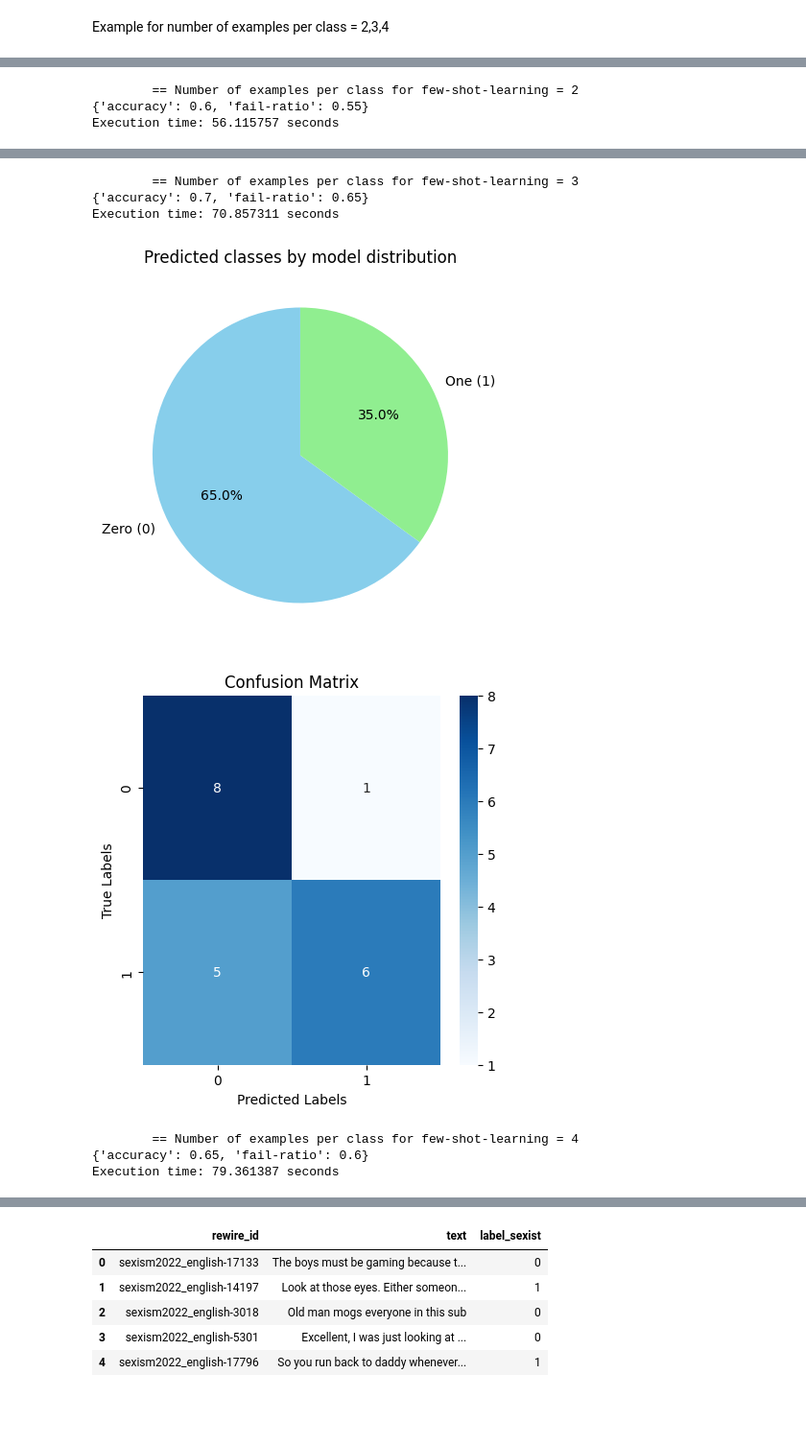
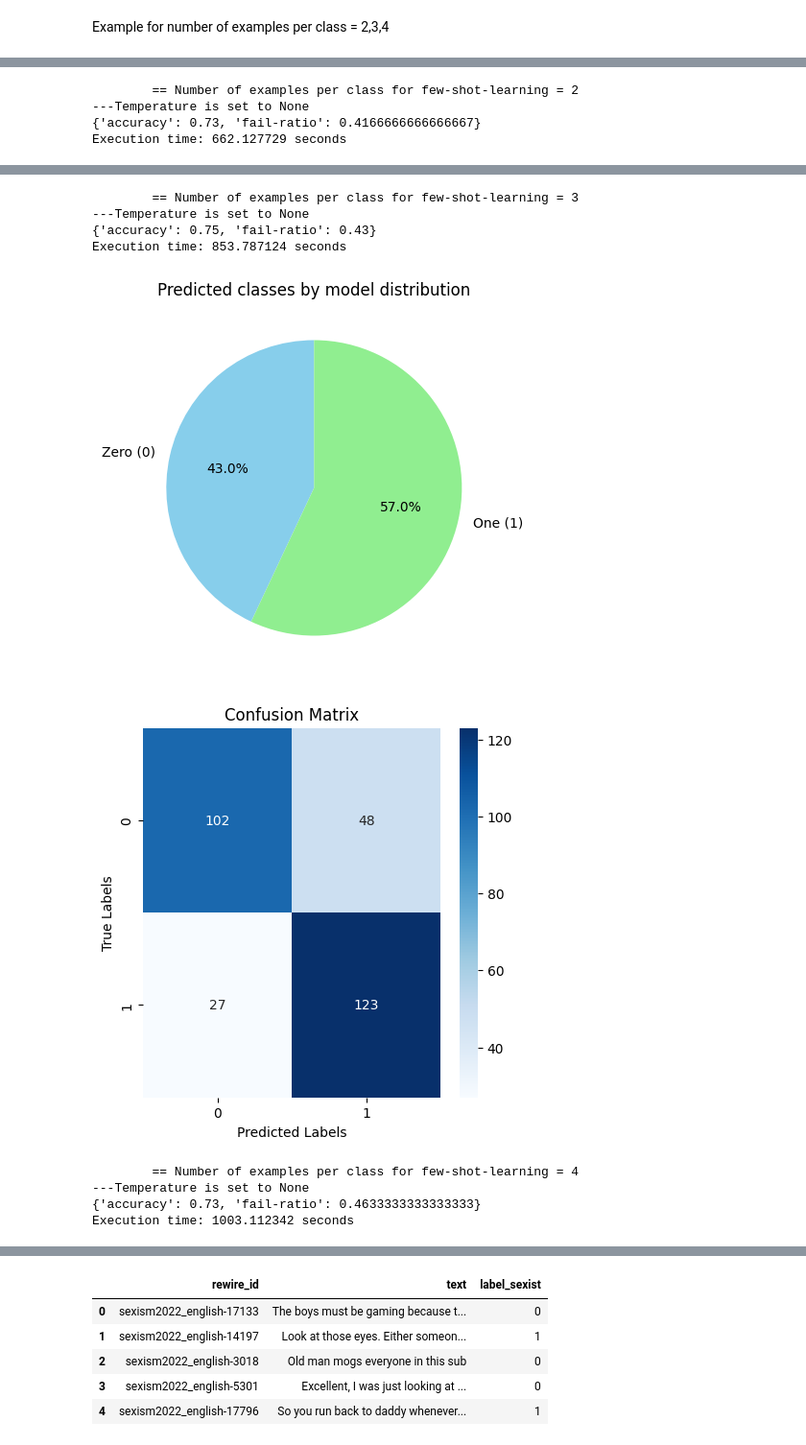
Before and after one commit to SangioAI/NLP_Assignments, a Jupyter notebook: assignment2.ipynb, the cells around one changed output, grey strips where cells are left out. Shown at 96% size. Cells and saved outputs as stored; diff of their text form; code cells hidden in the pictures; blank space fills up the shorter version.

```diff
--- a/assignment2.ipynb
+++ b/assignment2.ipynb
@@ -147,6 +140,8 @@ def get_confusion_matrix(true_labels, predicted_labels):
 
   # Fill the confusion matrix
   for true, pred in zip(true_labels, predicted_labels):
+      if true is None or pred is None:
+          continue  # Skip cases where true or predicted label is None
       cm[classes.index(true)][classes.index(pred)] += 1
 
   # Visualize the confusion matrix
@@ -429,7 +433,7 @@ def build_few_shot_demonstrations(demonstrations, label_column=label, text_colum
     few_shot_examples = []
     for label, group in grouped:
         # Select up to num_per_class examples per class
-        examples = group.sample(n=min(num_per_class, len(group)), random_state=42)
+        examples = group.sample(n=min(num_per_class, len(group)), random_state=random.randint(0, 10000)) #you can change for a number like random_state=42
 
         # Format the examples
         for _, row in examples.iterrows():
@@ -518,0 +537,9 @@ get_confusion_matrix(list(data[label])[:20],processed_responses)
+# %%
+processed_responses, _  = inference_pipeline(list(data[text]),
+                                             list(data[label]),
+                                             prompt_zero_shot,
+                                             tokenizer,
+                                             model,
+                                             generation_config,
+                                             temperature = 0.3)
+predicted_labels_list_mistral.append(processed_responses)
@@ -521,5 +558,7 @@ get_confusion_matrix(list(data[label])[:20],processed_responses)
 # %% [markdown]
 Printed class balanced demonstration examples for few shot learning
+# %%
+predicted_labels_list_mistral=[]
 # %%
 print(build_few_shot_demonstrations(demonstrations))
 # %% [output]
@@ -581,12 +620,12 @@ Execution time: 3.971531 seconds
 # %%
-predicted_labels_list = []
 for n_class in [2,3,4]:
   print(f"\t== Number of examples per class for few-shot-learning = {n_class}")
-  processed_responses, _  = inference_pipeline(list(data[text])[:20], list(data[label])[:20], prompt_few_shot, tokenizer, model, generation_config,build_few_shot_demonstrations(demonstrations, num_per_class=n_class) )
+  processed_responses, _  = inference_pipeline(list(data[text]), list(data[label]), prompt_few_shot, tokenizer, model, generation_config,build_few_shot_demonstrations(demonstrations, num_per_class=n_class) )
   plot_predicted_classes_distribution(processed_responses)
-  get_confusion_matrix(list(data[label])[:20],processed_responses)
-  predicted_labels_list.append(processed_responses)
+  get_confusion_matrix(list(data[label]),processed_responses)
+  predicted_labels_list_mistral.append(processed_responses)
 # %% [output]
         == Number of examples per class for few-shot-learning = 2
-{'accuracy': 0.6, 'fail-ratio': 0.55}
-Execution time: 56.115757 seconds
+---Temperature is set to None
+{'accuracy': 0.73, 'fail-ratio': 0.4166666666666667}
+Execution time: 662.127729 seconds
@@ -595,8 +634,10 @@ Execution time: 56.115757 seconds
         == Number of examples per class for few-shot-learning = 3
-{'accuracy': 0.7, 'fail-ratio': 0.65}
-Execution time: 70.857311 seconds
+---Temperature is set to None
+{'accuracy': 0.75, 'fail-ratio': 0.43}
+Execution time: 853.787124 seconds
-[figure, old version]
+[figure, new version]
-[figure, old version]
+[figure, new version]
         == Number of examples per class for few-shot-learning = 4
-{'accuracy': 0.65, 'fail-ratio': 0.6}
-Execution time: 79.361387 seconds
+---Temperature is set to None
+{'accuracy': 0.73, 'fail-ratio': 0.4633333333333333}
+Execution time: 1003.112342 seconds
```
Also changed, not shown: parts of 34 cells of this notebook.
